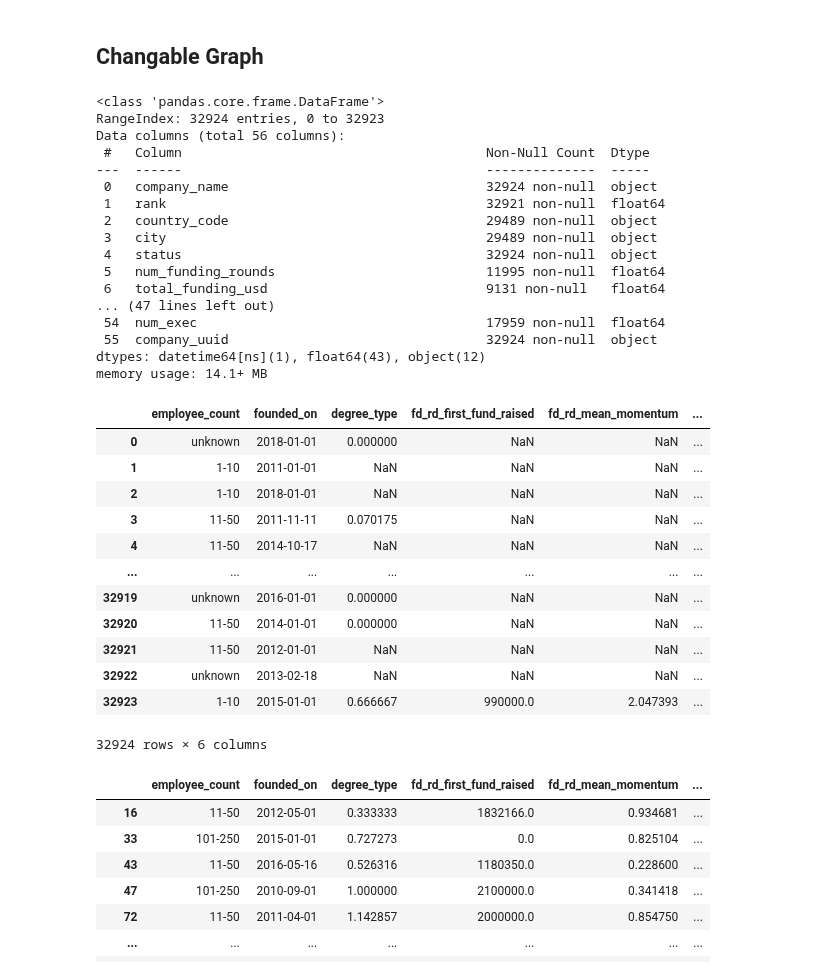
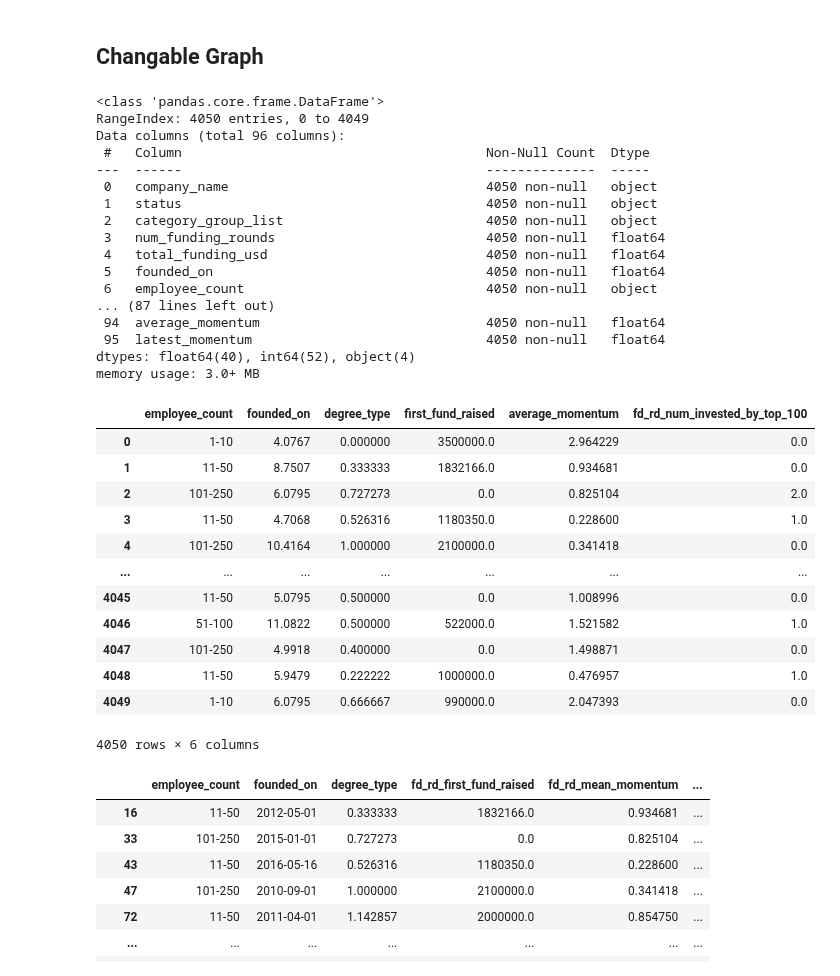
Before and after one commit to StardustLID/TEMG4952A-TEAM-5, a Jupyter notebook: backend/csv_helper.ipynb, the cells around one changed output. Cells and saved outputs as stored; diff of their text form; code cells hidden in the pictures.

```diff
--- a/backend/csv_helper.ipynb
+++ b/backend/csv_helper.ipynb
@@ -976,44 +971,44 @@ y\'],[1500000.0],[0]\nYuedunovel.com,"[\'2017-03-31\', \'2017-03-31\', \'2017-12
 ## Changable Graph
 # %%
 import pandas as pd
-df = pd.read_csv("../Week3_Onwards/unifed_csv_20210124_2.csv", parse_dates=['founded_on'])
+df = pd.read_csv("../Week3_Onwards/unified_csv.csv")
 df.info()
 # %% [output]
 <class 'pandas.core.frame.DataFrame'>
-RangeIndex: 32924 entries, 0 to 32923
-Data columns (total 56 columns):
+RangeIndex: 4050 entries, 0 to 4049
+Data columns (total 96 columns):
  #   Column                                       Non-Null Count  Dtype
 ---  ------                                       --------------  -----
- 0   company_name                                 32924 non-null  object
- 1   rank                                         32921 non-null  float64
- 2   country_code                                 29489 non-null  object
- 3   city                                         29489 non-null  object
- 4   status                                       32924 non-null  object
- 5   num_funding_rounds                           11995 non-null  float64
- 6   total_funding_usd                            9131 non-null   float64
-... (47 lines left out)
- 54  num_exec                                     17959 non-null  float64
- 55  company_uuid                                 32924 non-null  object
-dtypes: datetime64[ns](1), float64(43), object(12)
-memory usage: 14.1+ MB
+ 0   company_name                                 4050 non-null   object
+ 1   status                                       4050 non-null   object
+ 2   category_group_list                          4050 non-null   object
+ 3   num_funding_rounds                           4050 non-null   float64
+ 4   total_funding_usd                            4050 non-null   float64
+ 5   founded_on                                   4050 non-null   float64
+ 6   employee_count                               4050 non-null   object
+... (87 lines left out)
+ 94  average_momentum                             4050 non-null   float64
+ 95  latest_momentum                              4050 non-null   float64
+dtypes: float64(40), int64(52), object(4)
+memory usage: 3.0+ MB
 # %%
-cols_to_keep = ['employee_count','founded_on',  'degree_type', "fd_rd_first_fund_raised", "fd_rd_mean_momentum", "fd_rd_num_invested_by_top_100"]
+cols_to_keep = ['employee_count','founded_on',  'degree_type', "first_fund_raised", "average_momentum", "fd_rd_num_invested_by_top_100"]
 df = df[cols_to_keep]
 df
 # %% [output]
-|  | employee_count | founded_on | degree_type | fd_rd_first_fund_raised | fd_rd_mean_momentum | ... |
-| 0 | unknown | 2018-01-01 | 0.000000 | NaN | NaN | ... |
-| 1 | 1-10 | 2011-01-01 | NaN | NaN | NaN | ... |
-| 2 | 1-10 | 2018-01-01 | NaN | NaN | NaN | ... |
-| 3 | 11-50 | 2011-11-11 | 0.070175 | NaN | NaN | ... |
-| 4 | 11-50 | 2014-10-17 | NaN | NaN | NaN | ... |
+|  | employee_count | founded_on | degree_type | first_fund_raised | average_momentum | fd_rd_num_invested_by_top_100 |
+| 0 | 1-10 | 4.0767 | 0.000000 | 3500000.0 | 2.964229 | 0.0 |
+| 1 | 11-50 | 8.7507 | 0.333333 | 1832166.0 | 0.934681 | 0.0 |
+| 2 | 101-250 | 6.0795 | 0.727273 | 0.0 | 0.825104 | 2.0 |
+| 3 | 11-50 | 4.7068 | 0.526316 | 1180350.0 | 0.228600 | 1.0 |
+| 4 | 101-250 | 10.4164 | 1.000000 | 2100000.0 | 0.341418 | 0.0 |
 | ... | ... | ... | ... | ... | ... | ... |
-| 32919 | unknown | 2016-01-01 | 0.000000 | NaN | NaN | ... |
-| 32920 | 11-50 | 2014-01-01 | 0.000000 | NaN | NaN | ... |
-| 32921 | 11-50 | 2012-01-01 | NaN | NaN | NaN | ... |
-| 32922 | unknown | 2013-02-18 | NaN | NaN | NaN | ... |
-| 32923 | 1-10 | 2015-01-01 | 0.666667 | 990000.0 | 2.047393 | ... |
+| 4045 | 11-50 | 5.0795 | 0.500000 | 0.0 | 1.008996 | 0.0 |
+| 4046 | 51-100 | 11.0822 | 0.500000 | 522000.0 | 1.521582 | 1.0 |
+| 4047 | 101-250 | 4.9918 | 0.400000 | 0.0 | 1.498871 | 0.0 |
+| 4048 | 11-50 | 5.9479 | 0.222222 | 1000000.0 | 0.476957 | 1.0 |
+| 4049 | 1-10 | 6.0795 | 0.666667 | 990000.0 | 2.047393 | 0.0 |
-32924 rows × 6 columns
+4050 rows × 6 columns
 # %%
 df.dropna(inplace = True)
 df
```
Also changed, not shown: parts of 14 cells of this notebook, 7 other files.
